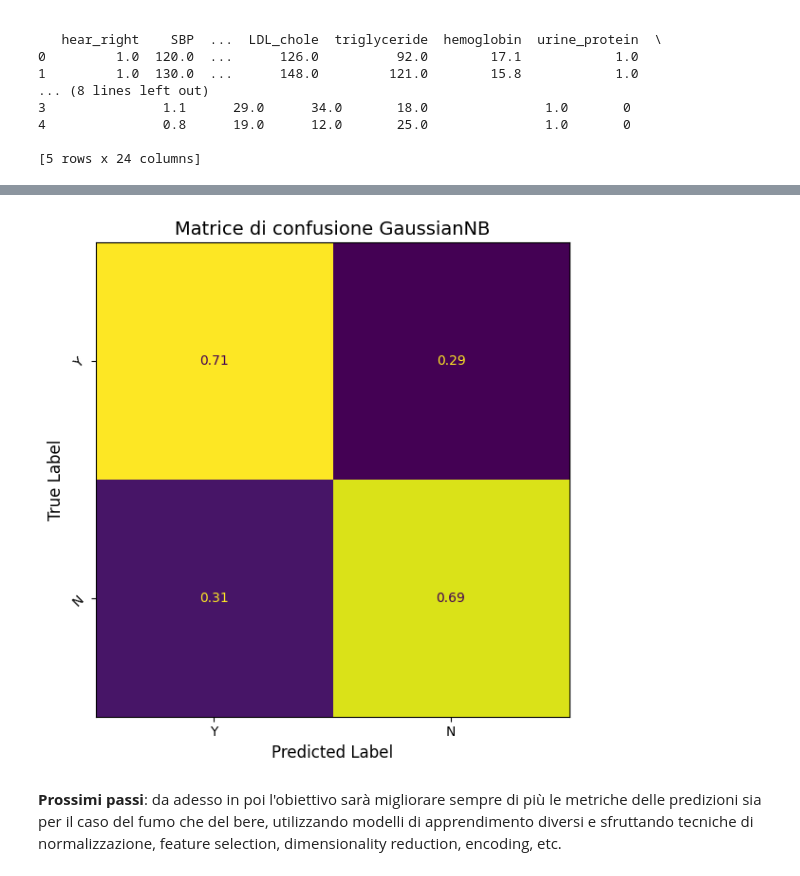
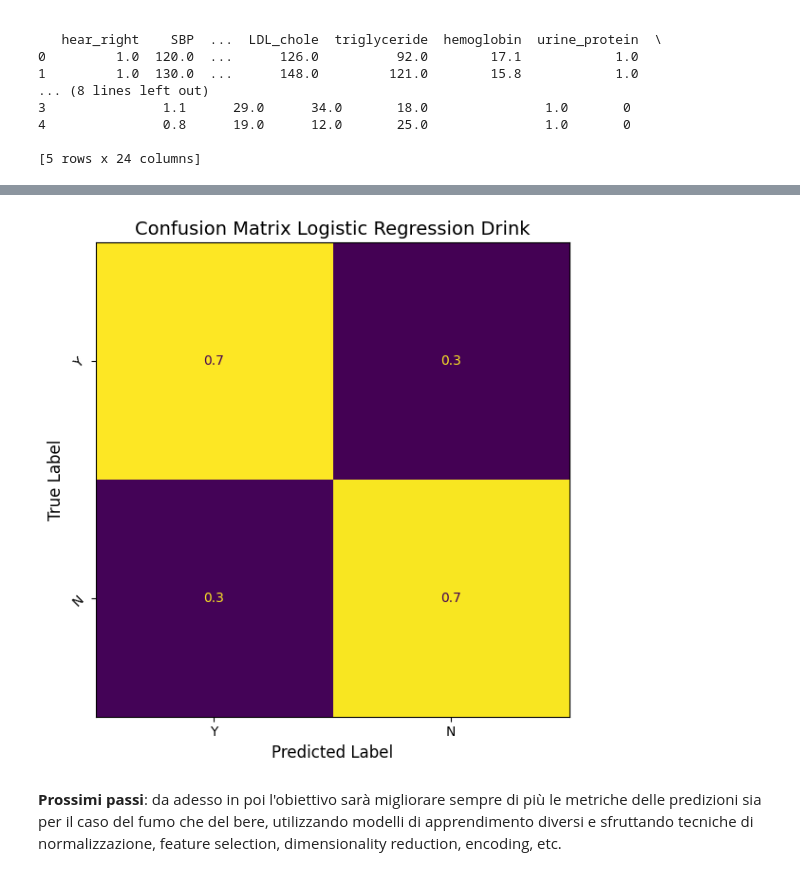
Before and after one commit to marcodeano/ML_project_2025, a Jupyter notebook: first_example_with_simple_classifier.ipynb, the cells around one changed output, grey strips where cells are left out. Cells and saved outputs as stored; diff of their text form; code cells hidden in the pictures.

```diff
--- a/first_example_with_simple_classifier.ipynb
+++ b/first_example_with_simple_classifier.ipynb
@@ -81,8 +81,8 @@ Please also refer to the documentation for alternative solver options:
     https://scikit-learn.org/stable/modules/linear_model.html#logistic-regression
   n_iter_i = _check_optimize_result(
 # %%
-plot_confusion_matrix(y_test_d, y_pred, ["Y", "N"], "Matrice di confusione GaussianNB")
+plot_confusion_matrix(y_test_d, y_pred, ["Y", "N"], "Confusion Matrix Logistic Regression Drink")
 # %% [output]
-[figure, old version]
+[figure, new version]
 # %% [markdown]
 __Prossimi passi__: da adesso in poi l'obiettivo sarà migliorare sempre di più le metriche delle predizioni sia per il caso del fumo che del bere, utilizzando modelli di apprendimento diversi e sfruttando tecniche di normalizzazione, feature selection, dimensionality reduction, encoding, etc.
```
Also changed, not shown: parts of 3 cells of this notebook, 51 other files.
